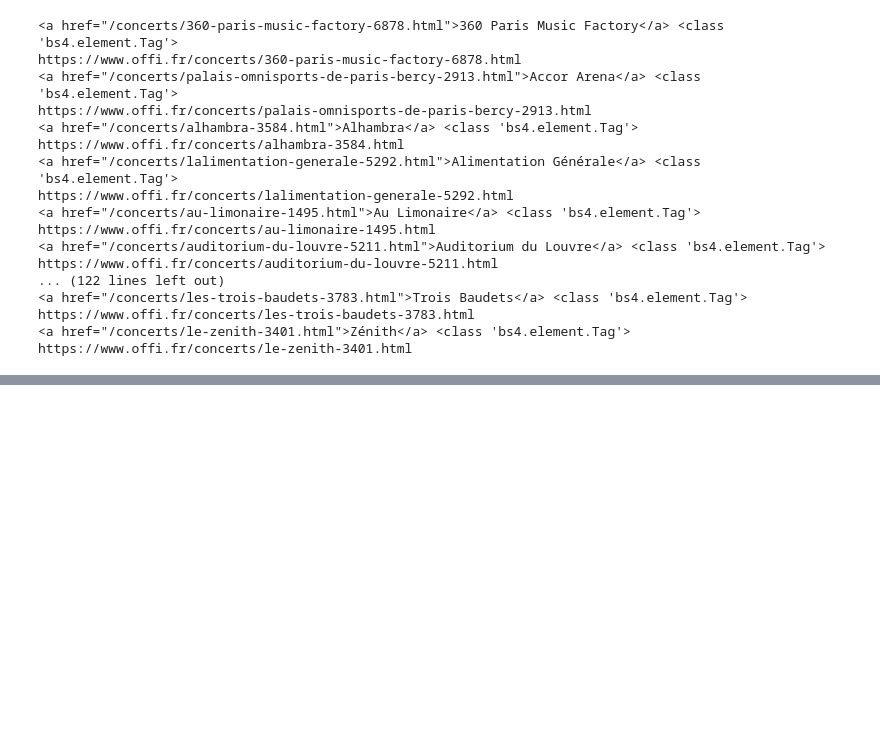
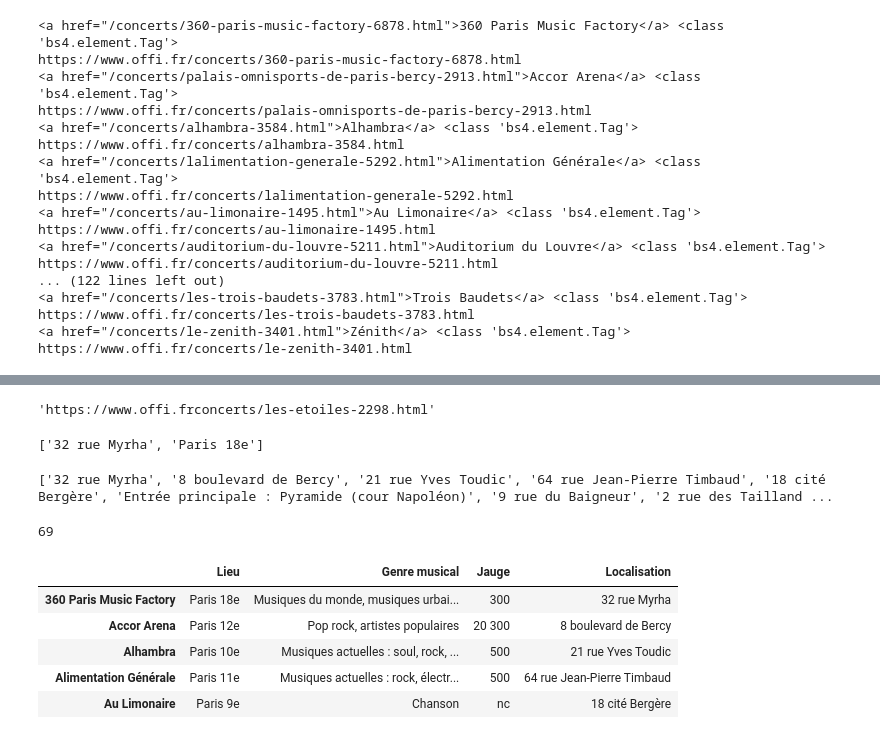
Before and after one commit to Perann/Maps_cultural_life_Paris, a Jupyter notebook: Salles_de_concert_Paris/Test_scrap_salles_de_concert.ipynb, the cells around one changed output, grey strips where cells are left out. Cells and saved outputs as stored; diff of their text form; code cells hidden in the pictures; blank space fills up the shorter version.

```diff
--- a/Salles_de_concert_Paris/Test_scrap_salles_de_concert.ipynb
+++ b/Salles_de_concert_Paris/Test_scrap_salles_de_concert.ipynb
@@ -170,0 +145,49 @@ for url in url_salle_indiv:
+# %%
+url_salle_indiv[29] ## cet URL a un gros pb
+# %% [output]
+'https://www.offi.frconcerts/les-etoiles-2298.html'
+# %%
+request_text_salle = request.urlopen(url_salle_indiv[0]).read()
+page_indiv = bs4.BeautifulSoup(request_text_salle, "lxml")
+address_indiv = [page_indiv.find('span',{'itemprop' : 'streetAddress'}), page_indiv.find('span',{'itemprop' : 'addressLocality'})]
+print([address_indiv[0].text.strip(),address_indiv[1].text.strip()])
+# %% [output]
+['32 rue Myrha', 'Paris 18e']
+# %%
+Address = []
+Locality = []
+
+for url in url_salle_indiv:
+    try :
+
+        request_text_salle = request.urlopen(url).read()
+        page_indiv = bs4.BeautifulSoup(request_text_salle, "lxml")
+        address_indiv = [page_indiv.find('span',{'itemprop' : 'streetAddress'}), page_indiv.find('span',{'itemprop' : 'addressLocality'})]
+
+        Address.append(address_indiv[0].text.strip())
+        Locality.append(address_indiv[1].text.strip())
+
+    except Exception as e:
+
+        Address.append("61 rue du Chateau d'Eau") ## the url for this element didn' work, here is their website : https://www.etoiles.paris/contact
+        Locality.append("Paris 10e")
+# %%
+print(Address, Locality)
+# %% [output]
+['32 rue Myrha', '8 boulevard de Bercy', '21 rue Yves Toudic', '64 rue Jean-Pierre Timbaud', '18 cité Bergère', 'Entrée principale : Pyramide (cour Napoléon)', '9 rue du Baigneur', '2 rue des Tailland ...
+# %%
+print(len(Address))
+# %% [output]
+69
+# %%
+Data_concert_hall['Localisation'] = Address
+
+
+Data_concert_hall.head()
+# %% [output]
+|  | Lieu | Genre musical | Jauge | Localisation |
+| 360 Paris Music Factory | Paris 18e | Musiques du monde, musiques urbai... | 300 | 32 rue Myrha |
+| Accor Arena | Paris 12e | Pop rock, artistes populaires | 20 300 | 8 boulevard de Bercy |
+| Alhambra | Paris 10e | Musiques actuelles : soul, rock, ... | 500 | 21 rue Yves Toudic |
+| Alimentation Générale | Paris 11e | Musiques actuelles : rock, électr... | 500 | 64 rue Jean-Pierre Timbaud |
+| Au Limonaire | Paris 9e | Chanson | nc | 18 cité Bergère |
```
Also changed, not shown: parts of 5 cells of this notebook, 2 other files.
